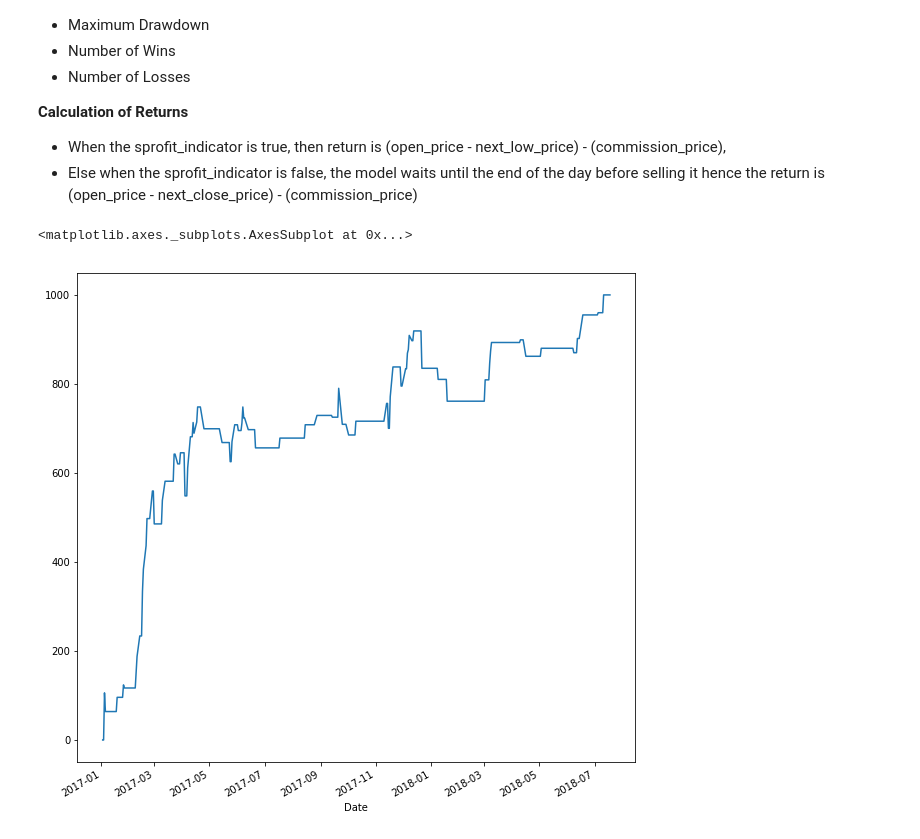
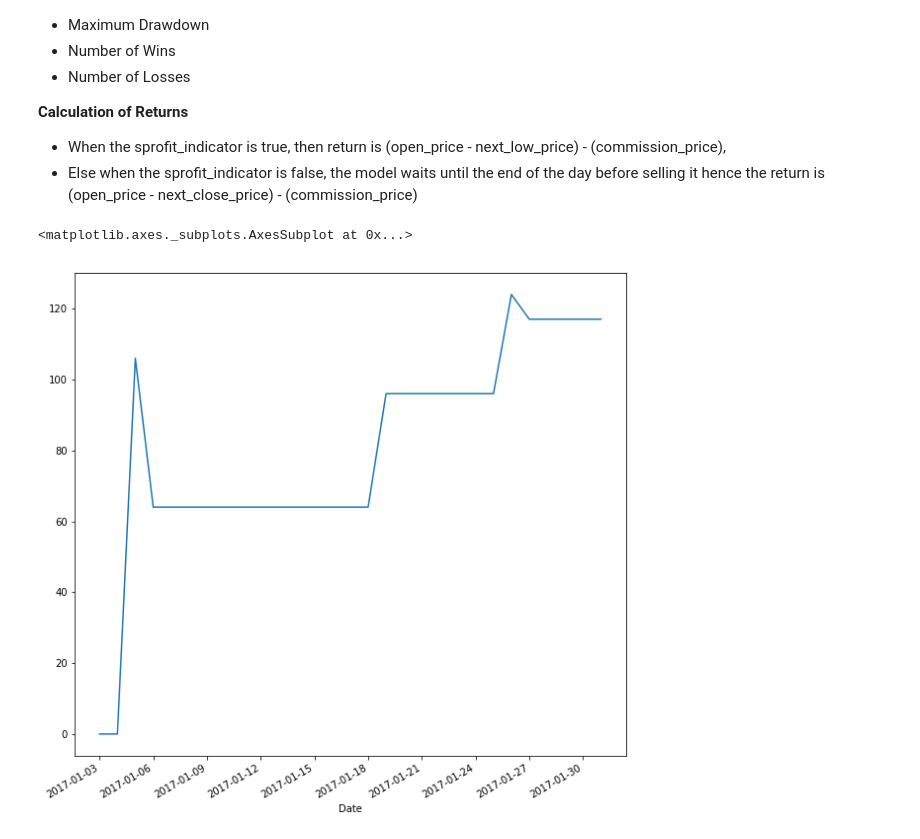
Before and after one commit to praveenbysani/cl3ofunds, a Jupyter notebook: FCPO_Exploratory.ipynb, the cells around one changed output. Saved outputs shown, nothing was run; the diff lists cells and outputs as text; code cells hidden in the pictures.

```diff
--- a/FCPO_Exploratory.ipynb
+++ b/FCPO_Exploratory.ipynb
@@ -222,6 +237,6 @@ fcpo_eval_df=fcpo_eval_df.assign(cummulative_returns=fcpo_eval_df['returns'].cum
 # %%
 plt.figure(figsize=(10,10))
-fcpo_eval_df['2017-01-01':]['cummulative_returns'].plot()
+fcpo_eval_df[:'2017-02-01']['cummulative_returns'].plot()
 # %% [output]
 <matplotlib.axes._subplots.AxesSubplot at 0x...>
-[figure, old version]
+[figure, new version]
```
Also changed, not shown: parts of 5 cells of this notebook.
